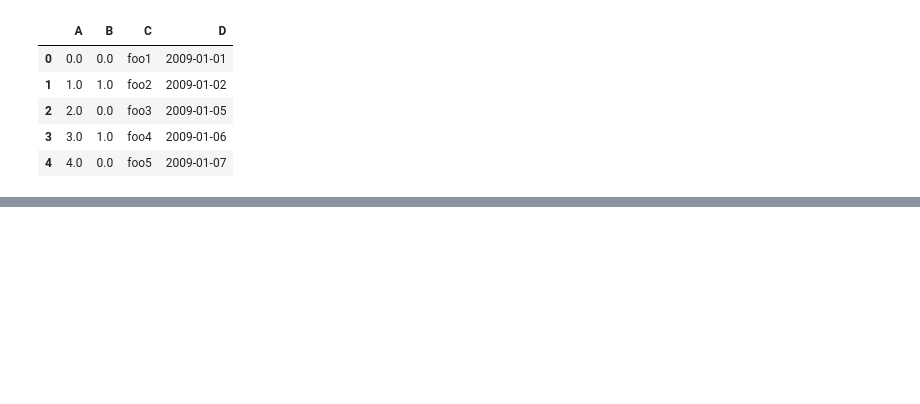
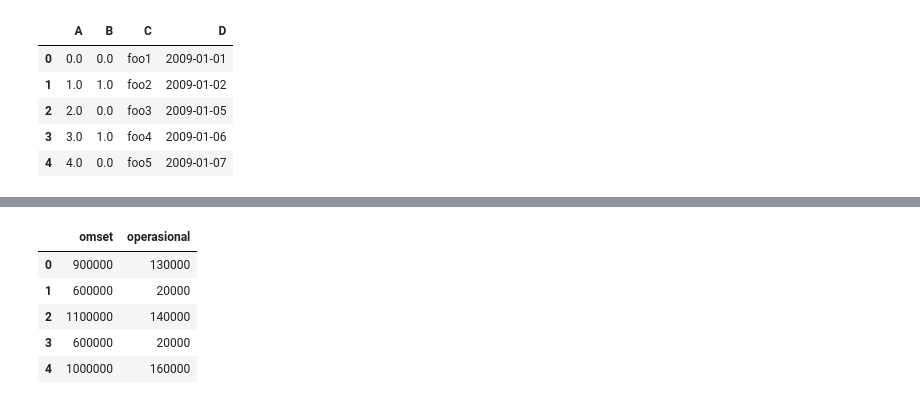
Before and after one commit to meilindazheng/VisualisasiData-Pandas, a Jupyter notebook: Pandas-Week05.ipynb, the cells around one changed output, grey strips where cells are left out. Cells and saved outputs as stored; diff of their text form; code cells hidden in the pictures; blank space fills up the shorter version.

```diff
--- a/Pandas-Week05.ipynb
+++ b/Pandas-Week05.ipynb
@@ -175,0 +208,11 @@ pd.util.testing.makeMissingDataframe().head()
+# %%
+df['omset']=df['omset']*100_000
+df['operasional']=df['operasional']*10_000
+df
+# %% [output]
+|  | omset | operasional |
+| 0 | 900000 | 130000 |
+| 1 | 600000 | 20000 |
+| 2 | 1100000 | 140000 |
+| 3 | 600000 | 20000 |
+| 4 | 1000000 | 160000 |
```
Also changed, not shown: parts of 20 cells of this notebook.
